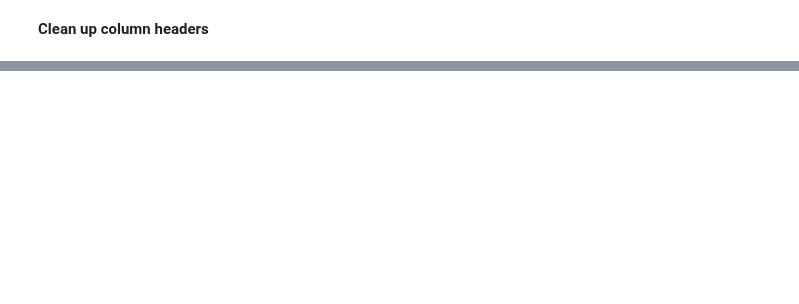
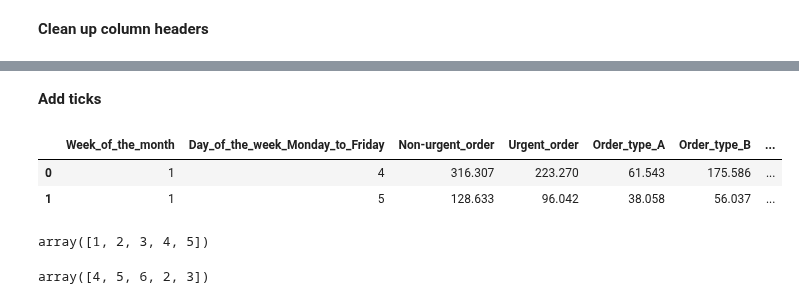
Before and after one commit to aigruber22/brazilian_logistics_company_time_series, a Jupyter notebook: ipynb/01-EDA.ipynb, the cells around one changed output, grey strips where cells are left out. Saved outputs shown, nothing was run; the diff lists cells and outputs as text; code cells hidden in the pictures; blank space fills up the shorter version.

```diff
--- a/ipynb/01-EDA.ipynb
+++ b/ipynb/01-EDA.ipynb
@@ -23,0 +27,16 @@ sns.heatmap(df_corr, cmap='RdBu', annot=True)
+# %% [markdown]
+**Add ticks**
+# %%
+df.head(2)
+# %% [output]
+|  | Week_of_the_month | Day_of_the_week_Monday_to_Friday | Non-urgent_order | Urgent_order | Order_type_A | Order_type_B | ... |
+| 0 | 1 | 4 | 316.307 | 223.270 | 61.543 | 175.586 | ... |
+| 1 | 1 | 5 | 128.633 | 96.042 | 38.058 | 56.037 | ... |
+# %%
+df.Week_of_the_month.unique()
+# %% [output]
+array([1, 2, 3, 4, 5])
+# %%
+df.Day_of_the_week_Monday_to_Friday.unique()
+# %% [output]
+array([4, 5, 6, 2, 3])
```
Also changed, not shown: parts of 10 cells of this notebook.
